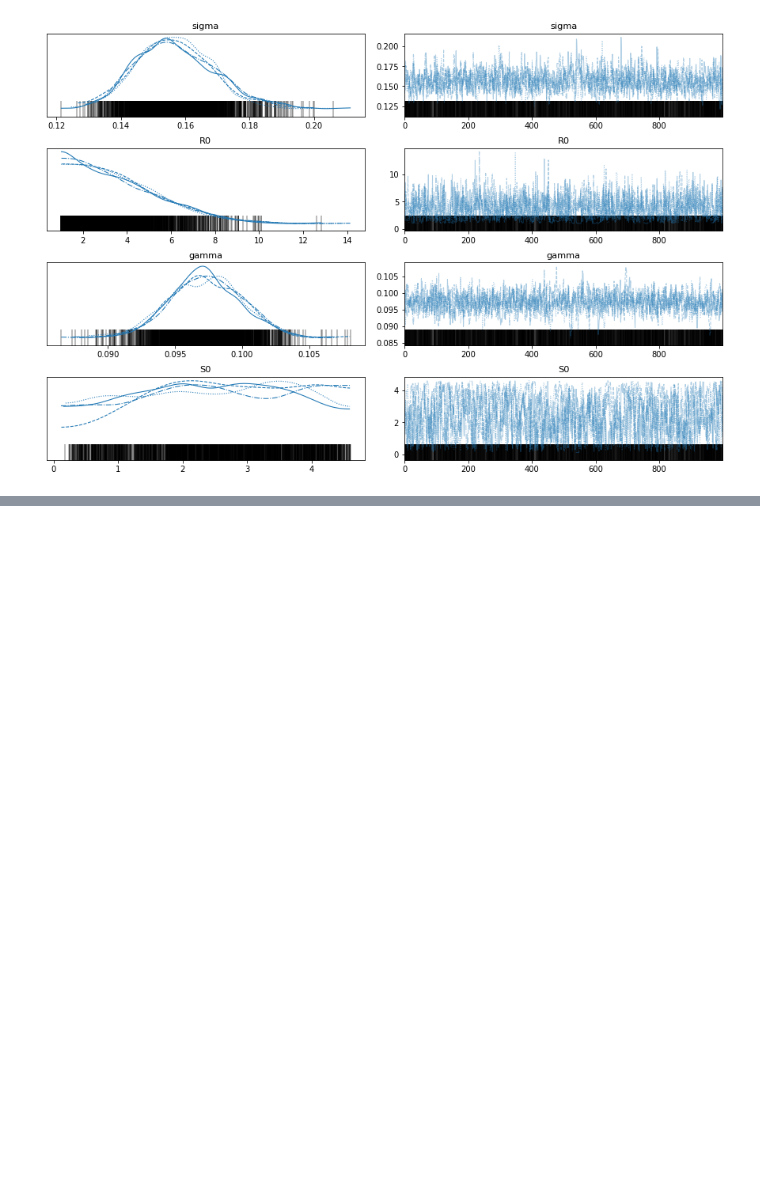
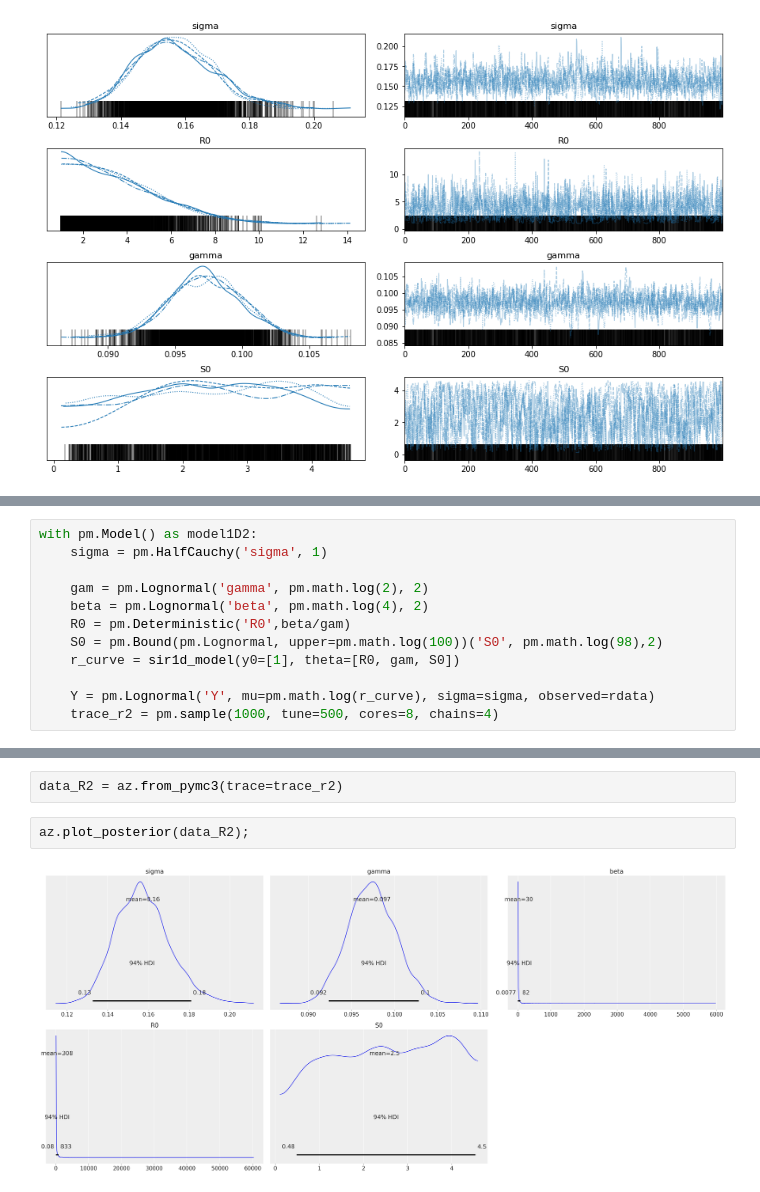
Before and after one commit to maxbiostat/R0_uncertainty, a Jupyter notebook: code/New_notebooks/Inference PyMC3.ipynb, the cells around one changed output, grey strips where cells are left out. Drawn from its saved outputs; the diff is of its cells as text; blank space fills up the shorter version.

```diff
--- a/code/New_notebooks/Inference PyMC3.ipynb
+++ b/code/New_notebooks/Inference PyMC3.ipynb
@@ -162,0 +165,12 @@ az.plot_trace(data_R);
+# %%
+with pm.Model() as model1D2:
+    sigma = pm.HalfCauchy('sigma', 1)
+
+    gam = pm.Lognormal('gamma', pm.math.log(2), 2)
+    beta = pm.Lognormal('beta', pm.math.log(4), 2)
+    R0 = pm.Deterministic('R0',beta/gam)
+    S0 = pm.Bound(pm.Lognormal, upper=pm.math.log(100))('S0', pm.math.log(98),2)
+    r_curve = sir1d_model(y0=[1], theta=[R0, gam, S0])
+
+    Y = pm.Lognormal('Y', mu=pm.math.log(r_curve), sigma=sigma, observed=rdata)
+    trace_r2 = pm.sample(1000, tune=500, cores=8, chains=4)
@@ -162,0 +191,6 @@ az.plot_trace(data_R);
+# %%
+data_R2 = az.from_pymc3(trace=trace_r2)
+# %%
+az.plot_posterior(data_R2);
+# %% [output]
+[figure, added]
```
Also changed, not shown: parts of 3 cells of this notebook.
